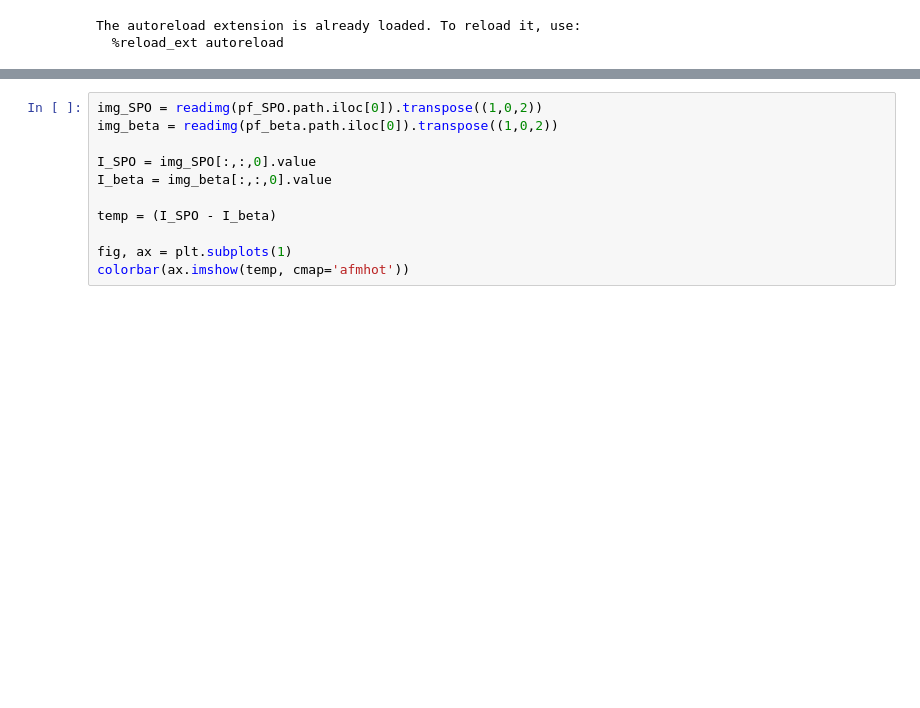
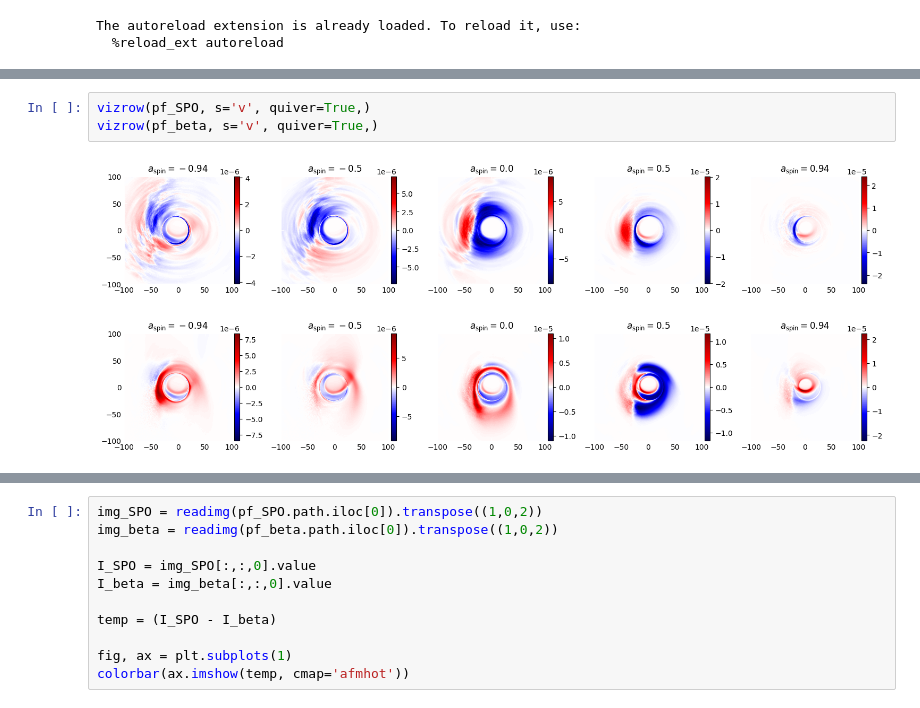
Before and after one commit to yttcari/SURE, a Jupyter notebook: proj/postprocessing/2017_sgra_paper5/output_avggrid.ipynb, the cells around one changed output, grey strips where cells are left out. Saved outputs shown, nothing was run; the diff lists cells and outputs as text; blank space fills up the shorter version.

```diff
--- a/proj/postprocessing/2017_sgra_paper5/output_avggrid.ipynb
+++ b/proj/postprocessing/2017_sgra_paper5/output_avggrid.ipynb
@@ -224,0 +201,6 @@ vizrow(pf_beta(freq='230.e9')(Rh='40'), s=3, quiver=True, )
+# %%
+vizrow(pf_SPO, s='v', quiver=True,)
+vizrow(pf_beta, s='v', quiver=True,)
+# %% [output]
+[figure, added]
+[figure, added]
```
Also changed, not shown: parts of 12 cells of this notebook, 3 other files.
